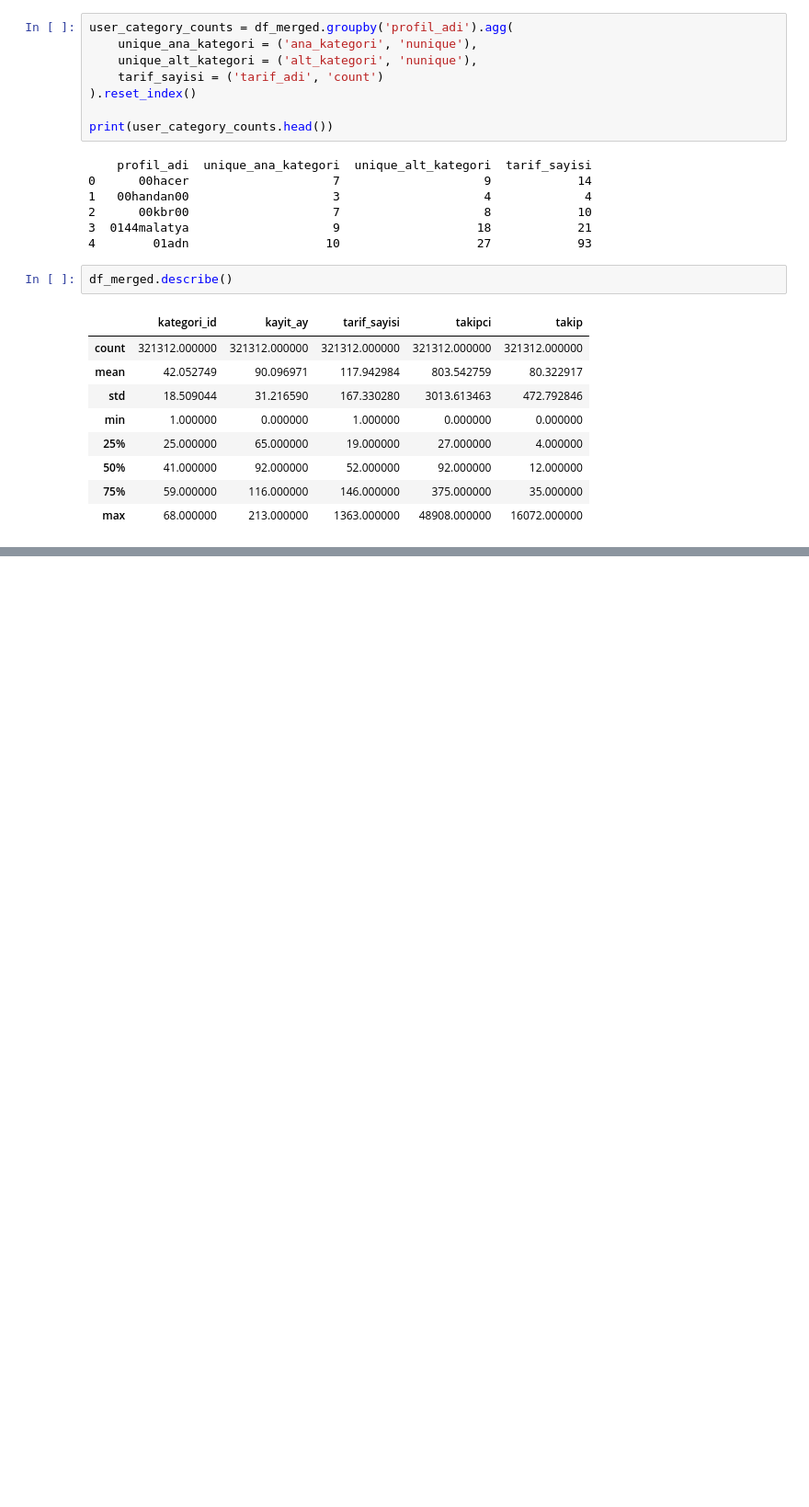
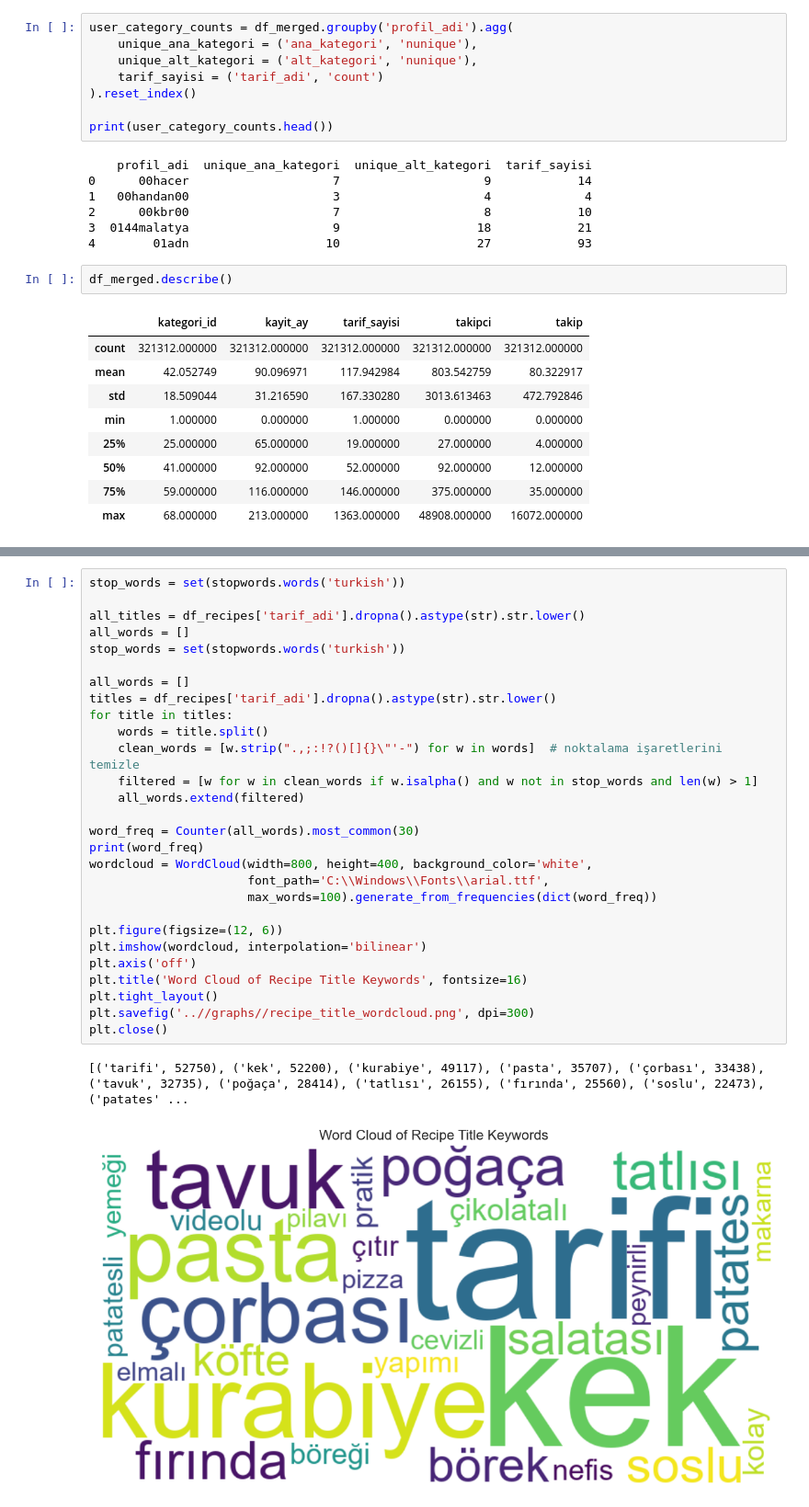
Before and after one commit to Ezgi-Cinkilic/Culinary-Map-of-Turkey, a Jupyter notebook: codes/Analysis.ipynb, the cells around one changed output, grey strips where cells are left out. Shown: that part at 92% size. Cells and saved outputs as stored; diff of their text form; blank space fills up the shorter version.

```diff
--- a/codes/Analysis.ipynb
+++ b/codes/Analysis.ipynb
@@ -348,0 +552,31 @@ df_merged.describe()
+# %%
+stop_words = set(stopwords.words('turkish'))
+
+all_titles = df_recipes['tarif_adi'].dropna().astype(str).str.lower()
+all_words = []
+stop_words = set(stopwords.words('turkish'))
+
+all_words = []
+titles = df_recipes['tarif_adi'].dropna().astype(str).str.lower()
+for title in titles:
+    words = title.split()
+    clean_words = [w.strip(".,;:!?()[]{}\"'-") for w in words]  # noktalama işaretlerini temizle
+    filtered = [w for w in clean_words if w.isalpha() and w not in stop_words and len(w) > 1]
+    all_words.extend(filtered)
+
+word_freq = Counter(all_words).most_common(30)
+print(word_freq)
+wordcloud = WordCloud(width=800, height=400, background_color='white',
+                      font_path='C:\\Windows\\Fonts\\arial.ttf',
+                      max_words=100).generate_from_frequencies(dict(word_freq))
+
+plt.figure(figsize=(12, 6))
+plt.imshow(wordcloud, interpolation='bilinear')
+plt.axis('off')
+plt.title('Word Cloud of Recipe Title Keywords', fontsize=16)
+plt.tight_layout()
+plt.savefig('..//graphs//recipe_title_wordcloud.png', dpi=300)
+plt.close()
+# %% [output]
+[('tarifi', 52750), ('kek', 52200), ('kurabiye', 49117), ('pasta', 35707), ('çorbası', 33438), ('tavuk', 32735), ('poğaça', 28414), ('tatlısı', 26155), ('fırında', 25560), ('soslu', 22473), ('patates' ...
+[figure, added]
```
Also changed, not shown: parts of 6 cells of this notebook, 55 other files.
